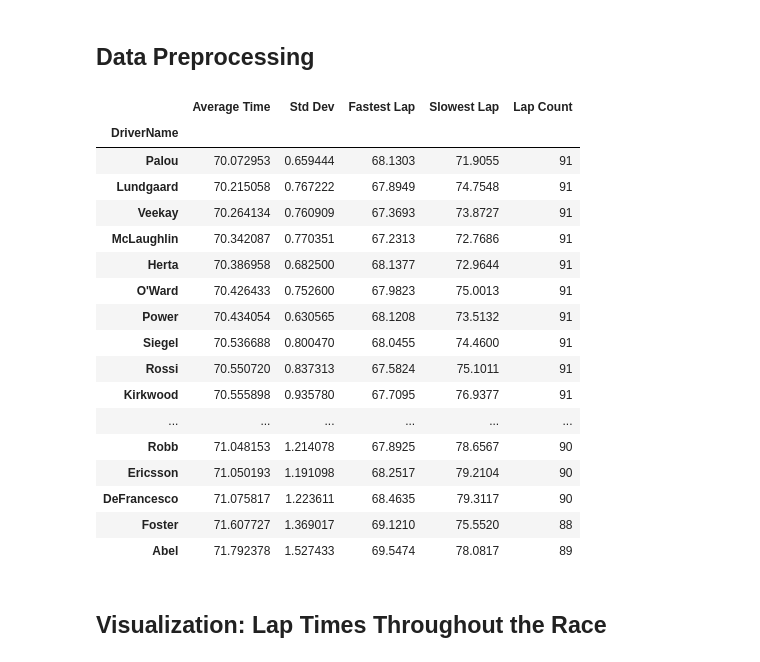
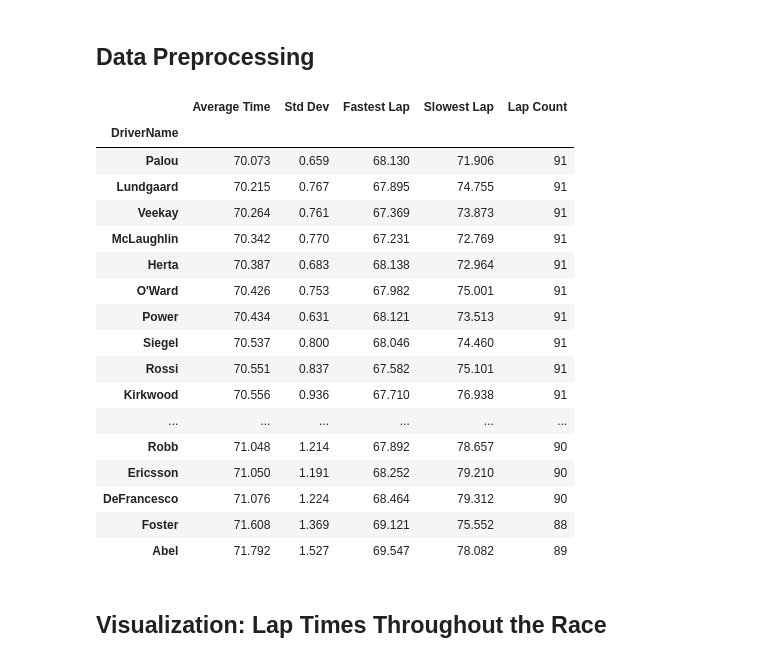
Before and after one commit to jdanton/indycar, a Jupyter notebook: lap_time_analysis.ipynb, the cells around one changed output. Cells and saved outputs as stored; diff of their text form; code cells hidden in the pictures.

```diff
--- a/lap_time_analysis.ipynb
+++ b/lap_time_analysis.ipynb
@@ -57,38 +57,42 @@ Name: count, dtype: int64
 # %%
 # Convert the Time column to float if it's not already
 df['T (Time)'] = df['T (Time)'].astype(float)
 
 # Create a more readable driver column for plotting
 df['DriverName'] = df['Driver'].apply(lambda x: x.split(',')[0])
 
 # Calculate some basic statistics
 stats = df.groupby('DriverName')['T (Time)'].agg(['mean', 'std', 'min', 'max', 'count'])
 stats.columns = ['Average Time', 'Std Dev', 'Fastest Lap', 'Slowest Lap', 'Lap Count']
 
+# Format the numeric columns to 3 decimal places (except for Lap Count which is an integer)
+for col in ['Average Time', 'Std Dev', 'Fastest Lap', 'Slowest Lap']:
+    stats[col] = stats[col].round(3)
+
 # Order the stats by average lap time
 stats = stats.sort_values(by='Slowest Lap', ascending=True)
 
 # Display the sorted stats
-stats  # This line is needed to display the result after sorting
+stats
 # %% [output]
 |  | Average Time | Std Dev | Fastest Lap | Slowest Lap | Lap Count |
 | DriverName |  |  |  |  |  |
-| Palou | 70.072953 | 0.659444 | 68.1303 | 71.9055 | 91 |
-| Lundgaard | 70.215058 | 0.767222 | 67.8949 | 74.7548 | 91 |
-| Veekay | 70.264134 | 0.760909 | 67.3693 | 73.8727 | 91 |
-| McLaughlin | 70.342087 | 0.770351 | 67.2313 | 72.7686 | 91 |
-| Herta | 70.386958 | 0.682500 | 68.1377 | 72.9644 | 91 |
-| O'Ward | 70.426433 | 0.752600 | 67.9823 | 75.0013 | 91 |
-| Power | 70.434054 | 0.630565 | 68.1208 | 73.5132 | 91 |
-| Siegel | 70.536688 | 0.800470 | 68.0455 | 74.4600 | 91 |
-| Rossi | 70.550720 | 0.837313 | 67.5824 | 75.1011 | 91 |
-| Kirkwood | 70.555898 | 0.935780 | 67.7095 | 76.9377 | 91 |
+| Palou | 70.073 | 0.659 | 68.130 | 71.906 | 91 |
+| Lundgaard | 70.215 | 0.767 | 67.895 | 74.755 | 91 |
+| Veekay | 70.264 | 0.761 | 67.369 | 73.873 | 91 |
+| McLaughlin | 70.342 | 0.770 | 67.231 | 72.769 | 91 |
+| Herta | 70.387 | 0.683 | 68.138 | 72.964 | 91 |
+| O'Ward | 70.426 | 0.753 | 67.982 | 75.001 | 91 |
+| Power | 70.434 | 0.631 | 68.121 | 73.513 | 91 |
+| Siegel | 70.537 | 0.800 | 68.046 | 74.460 | 91 |
+| Rossi | 70.551 | 0.837 | 67.582 | 75.101 | 91 |
+| Kirkwood | 70.556 | 0.936 | 67.710 | 76.938 | 91 |
 | ... | ... | ... | ... | ... | ... |
-| Robb | 71.048153 | 1.214078 | 67.8925 | 78.6567 | 90 |
-| Ericsson | 71.050193 | 1.191098 | 68.2517 | 79.2104 | 90 |
-| DeFrancesco | 71.075817 | 1.223611 | 68.4635 | 79.3117 | 90 |
-| Foster | 71.607727 | 1.369017 | 69.1210 | 75.5520 | 88 |
-| Abel | 71.792378 | 1.527433 | 69.5474 | 78.0817 | 89 |
+| Robb | 71.048 | 1.214 | 67.892 | 78.657 | 90 |
+| Ericsson | 71.050 | 1.191 | 68.252 | 79.210 | 90 |
+| DeFrancesco | 71.076 | 1.224 | 68.464 | 79.312 | 90 |
+| Foster | 71.608 | 1.369 | 69.121 | 75.552 | 88 |
+| Abel | 71.792 | 1.527 | 69.547 | 78.082 | 89 |
 # %% [markdown]
 ## Visualization: Lap Times Throughout the Race
 # %%
```
